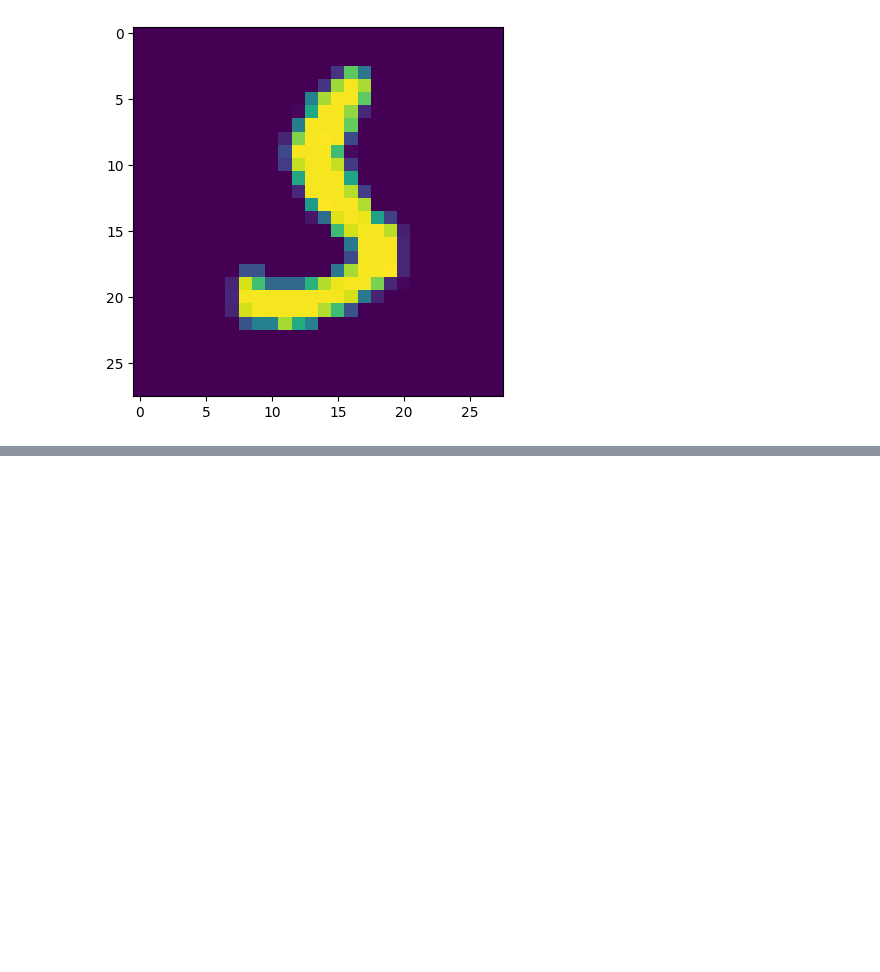
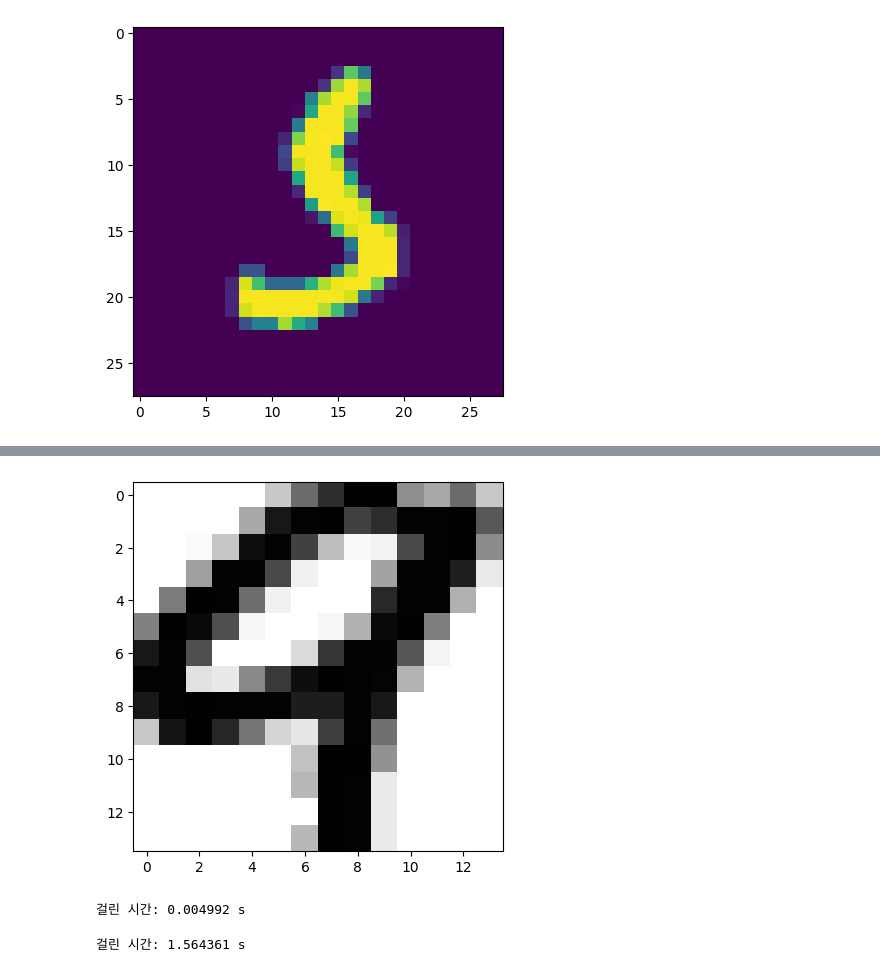
Before and after one commit to jewons91/dl-dev, a Jupyter notebook: ch02/케라스에서 mnist 이미지분류.ipynb, the cells around one changed output, grey strips where cells are left out. Saved outputs shown, nothing was run; the diff lists cells and outputs as text; code cells hidden in the pictures; blank space fills up the shorter version.

```diff
--- a/ch02/케라스에서 mnist 이미지분류.ipynb
+++ b/ch02/케라스에서 mnist 이미지분류.ipynb
@@ -237,0 +300,6 @@ for idx in false_labels_indexs[:5]:
+# %%
+my_slice = train_images[4, 7:-7, 7:-7]
+plt.imshow(my_slice, cmap=plt.cm.binary)
+plt.show()
+# %% [output]
+[figure, added]
@@ -237,0 +323,22 @@ for idx in false_labels_indexs[:5]:
+# %%
+import time
+import numpy as np
+
+x = np.random.random((20, 100))
+y = np.random.random((20, 100))
+
+t0 = time.time() # 연산 시작 시간 저장
+for _ in range(1000):
+    z = x + y
+    z = np.maximum(z, 0.) # relu
+print("걸린 시간: {0:.6f} s".format(time.time() - t0)) # 걸린 시간 출력
+# %% [output]
+걸린 시간: 0.004992 s
+# %%
+t0 = time.time()
+for _ in range(1000):
+    z = naive_add(x, y)
+    z = naive_relu(z)
+print("걸린 시간: {0:.6f} s".format(time.time() - t0))
+# %% [output]
+걸린 시간: 1.564361 s
```
Also changed, not shown: parts of 12 cells of this notebook.
